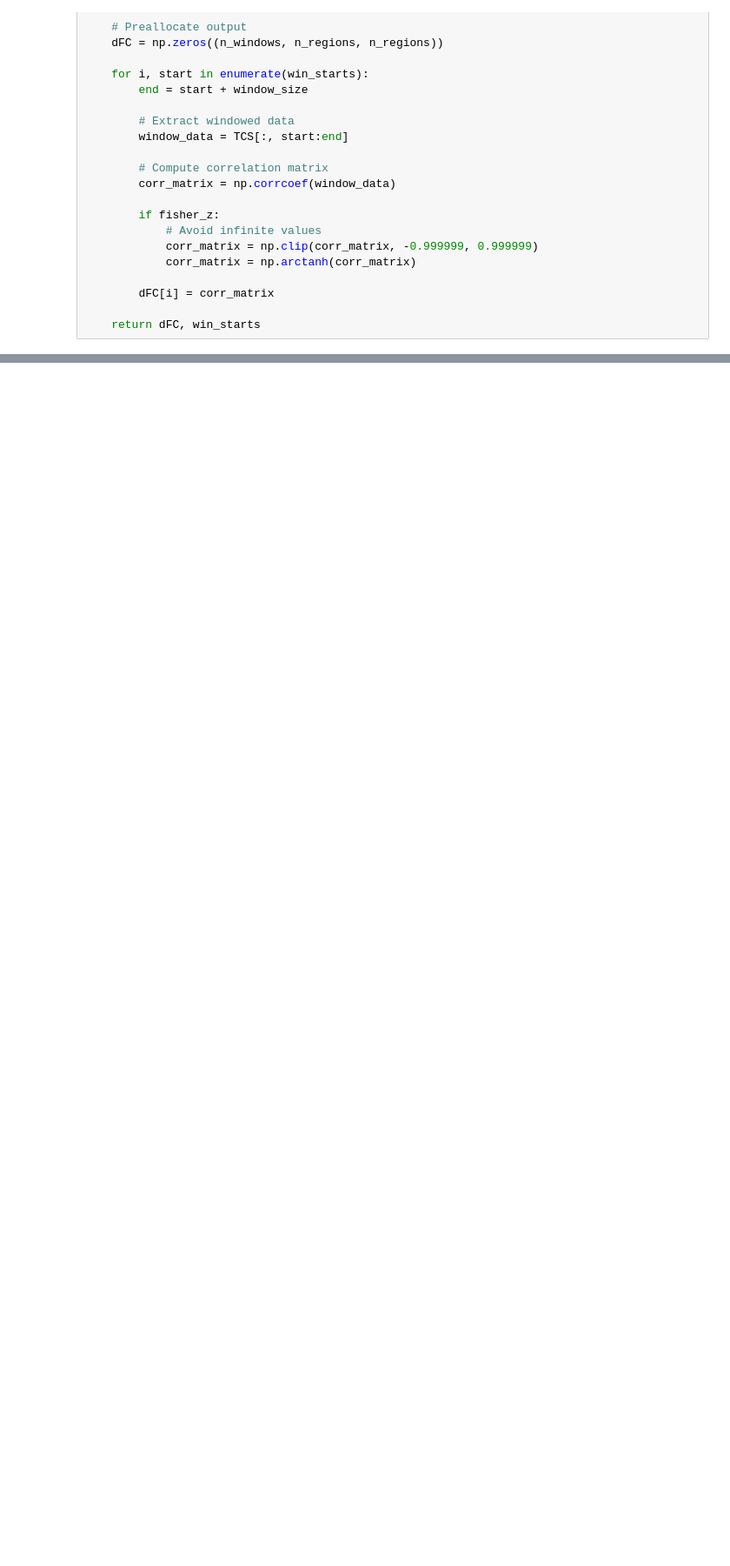
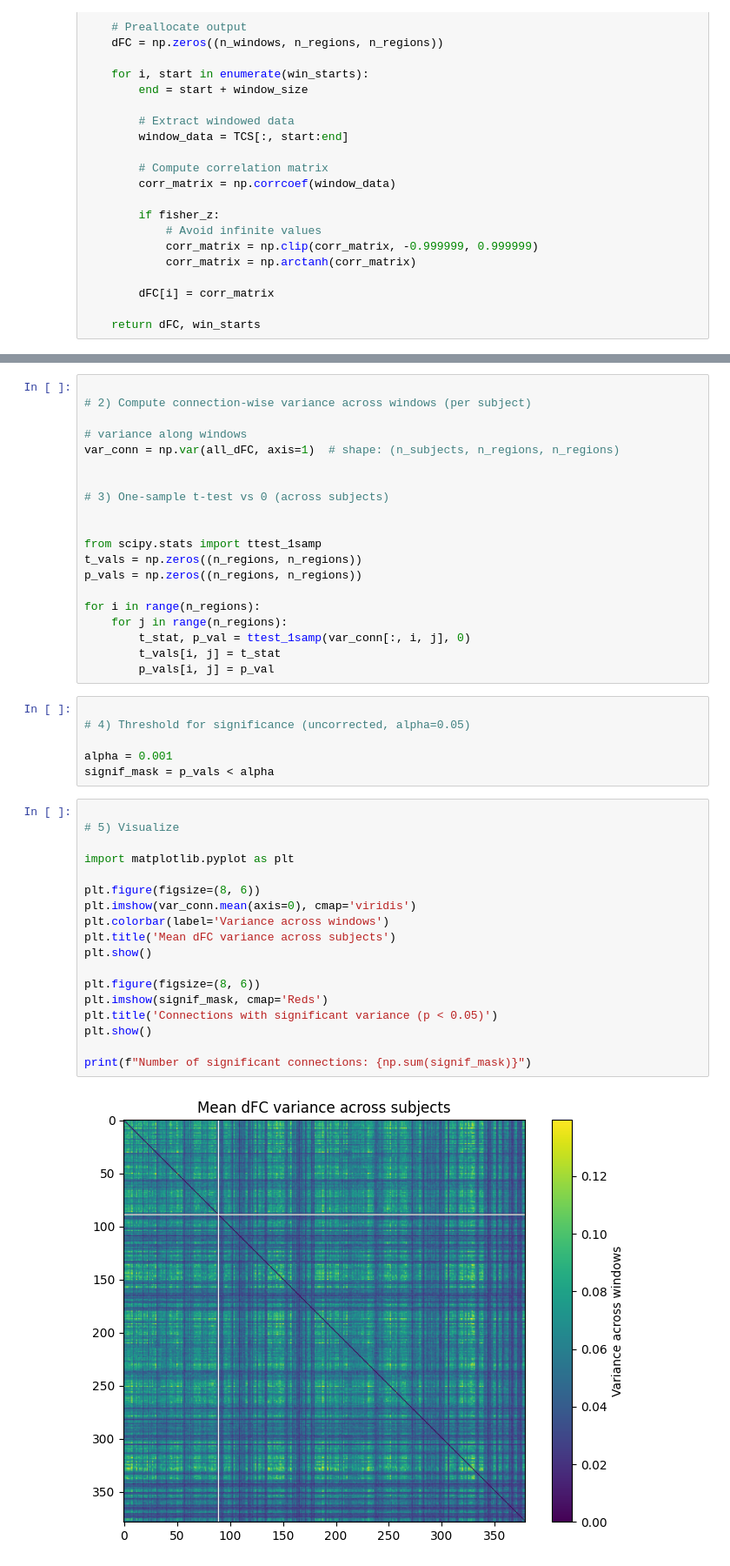
Before and after one commit to gpreti/EE-629, a Jupyter notebook: EX2/EX_dFC.ipynb, the cells around one changed output, grey strips where cells are left out. Shown at 87% size. Drawn from its saved outputs; the diff is of its cells as text; blank space fills up the shorter version.

```diff
--- a/EX2/EX_dFC.ipynb
+++ b/EX2/EX_dFC.ipynb
@@ -177,0 +182,46 @@ plt.show()
+# %%
+
+# 2) Compute connection-wise variance across windows (per subject)
+
+# variance along windows
+var_conn = np.var(all_dFC, axis=1)  # shape: (n_subjects, n_regions, n_regions)
+
+
+# 3) One-sample t-test vs 0 (across subjects)
+
+
+from scipy.stats import ttest_1samp
+t_vals = np.zeros((n_regions, n_regions))
+p_vals = np.zeros((n_regions, n_regions))
+
+for i in range(n_regions):
+    for j in range(n_regions):
+        t_stat, p_val = ttest_1samp(var_conn[:, i, j], 0)
+        t_vals[i, j] = t_stat
+        p_vals[i, j] = p_val
+# %%
+
+# 4) Threshold for significance (uncorrected, alpha=0.05)
+
+alpha = 0.001
+signif_mask = p_vals < alpha
+# %%
+
+# 5) Visualize
+
+import matplotlib.pyplot as plt
+
+plt.figure(figsize=(8, 6))
+plt.imshow(var_conn.mean(axis=0), cmap='viridis')
+plt.colorbar(label='Variance across windows')
+plt.title('Mean dFC variance across subjects')
+plt.show()
+
+plt.figure(figsize=(8, 6))
+plt.imshow(signif_mask, cmap='Reds')
+plt.title('Connections with significant variance (p < 0.05)')
+plt.show()
+
+print(f"Number of significant connections: {np.sum(signif_mask)}")
+# %% [output]
+[figure, added]
```
Also changed, not shown: parts of 13 cells of this notebook.
